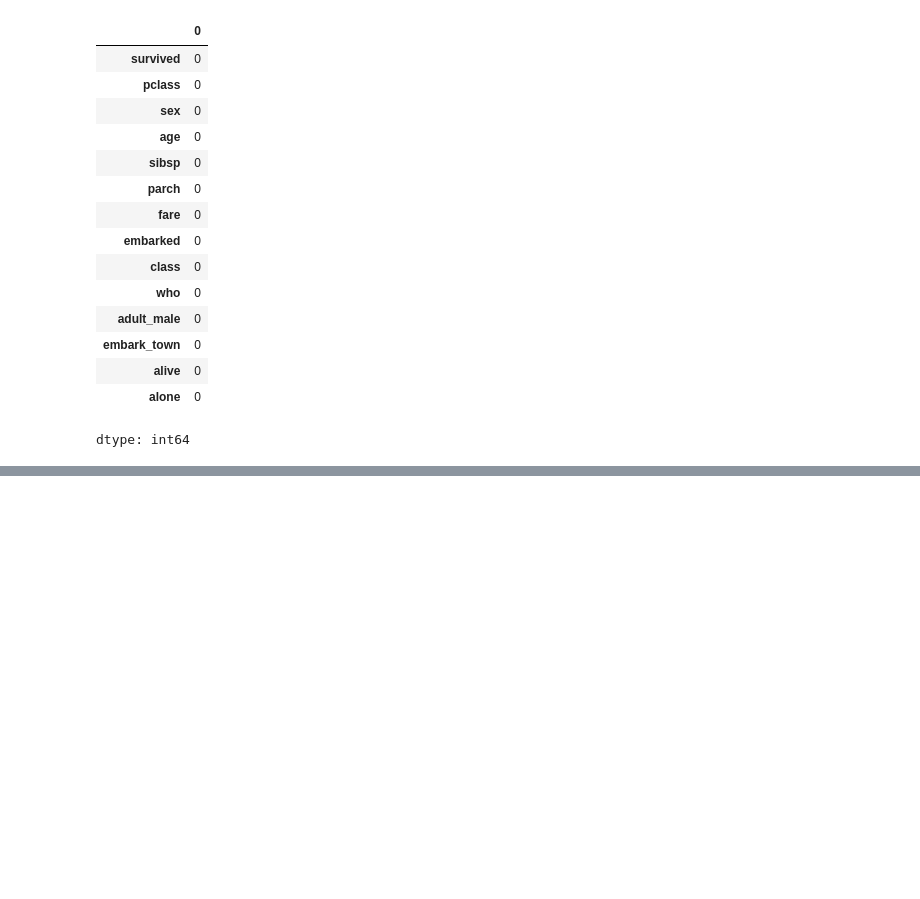
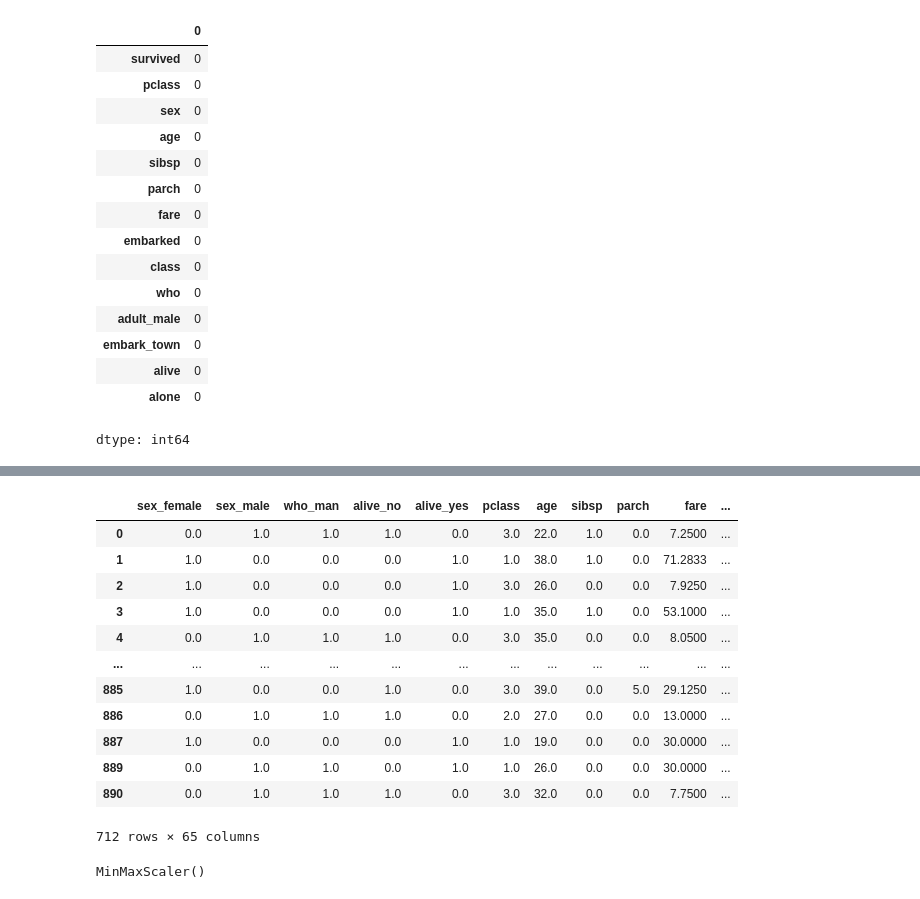
Before and after one commit to MERITOKAMIL/ML_PRO, a Jupyter notebook: PREPROCESSING.ipynb, the cells around one changed output, grey strips where cells are left out. Drawn from its saved outputs; the diff is of its cells as text; code cells hidden in the pictures; blank space fills up the shorter version.

```diff
--- a/PREPROCESSING.ipynb
+++ b/PREPROCESSING.ipynb
@@ -121,0 +246,4 @@ dtype: int64
+# %%
+X=df_selected.drop(labels="survived",axis=1)
+y=df[["survived"]]
+X.columns
@@ -121,0 +254,4 @@ dtype: int64
+# %%
+polynomial_transform=PolynomialFeatures(degree=2,include_bias=False)
+polynomial_transform.fit(X)
+polynomial_transform.get_feature_names_out()
@@ -121,0 +277,22 @@ dtype: int64
+# %%
+df_poly=pd.DataFrame(polynomial_transform.transform(X),columns=polynomial_transform.get_feature_names_out(),index=X.index)
+df_poly
+# %% [output]
+|  | sex_female | sex_male | who_man | alive_no | alive_yes | pclass | age | sibsp | parch | fare | ... |
+| 0 | 0.0 | 1.0 | 1.0 | 1.0 | 0.0 | 3.0 | 22.0 | 1.0 | 0.0 | 7.2500 | ... |
+| 1 | 1.0 | 0.0 | 0.0 | 0.0 | 1.0 | 1.0 | 38.0 | 1.0 | 0.0 | 71.2833 | ... |
+| 2 | 1.0 | 0.0 | 0.0 | 0.0 | 1.0 | 3.0 | 26.0 | 0.0 | 0.0 | 7.9250 | ... |
+| 3 | 1.0 | 0.0 | 0.0 | 0.0 | 1.0 | 1.0 | 35.0 | 1.0 | 0.0 | 53.1000 | ... |
+| 4 | 0.0 | 1.0 | 1.0 | 1.0 | 0.0 | 3.0 | 35.0 | 0.0 | 0.0 | 8.0500 | ... |
+| ... | ... | ... | ... | ... | ... | ... | ... | ... | ... | ... | ... |
+| 885 | 1.0 | 0.0 | 0.0 | 1.0 | 0.0 | 3.0 | 39.0 | 0.0 | 5.0 | 29.1250 | ... |
+| 886 | 0.0 | 1.0 | 1.0 | 1.0 | 0.0 | 2.0 | 27.0 | 0.0 | 0.0 | 13.0000 | ... |
+| 887 | 1.0 | 0.0 | 0.0 | 0.0 | 1.0 | 1.0 | 19.0 | 0.0 | 0.0 | 30.0000 | ... |
+| 889 | 0.0 | 1.0 | 1.0 | 0.0 | 1.0 | 1.0 | 26.0 | 0.0 | 0.0 | 30.0000 | ... |
+| 890 | 0.0 | 1.0 | 1.0 | 1.0 | 0.0 | 3.0 | 32.0 | 0.0 | 0.0 | 7.7500 | ... |
+712 rows × 65 columns
+# %%
+Scaler = MinMaxScaler()
+Scaler.fit(df_poly)
+# %% [output]
+MinMaxScaler()
```
Also changed, not shown: parts of 16 cells of this notebook.
